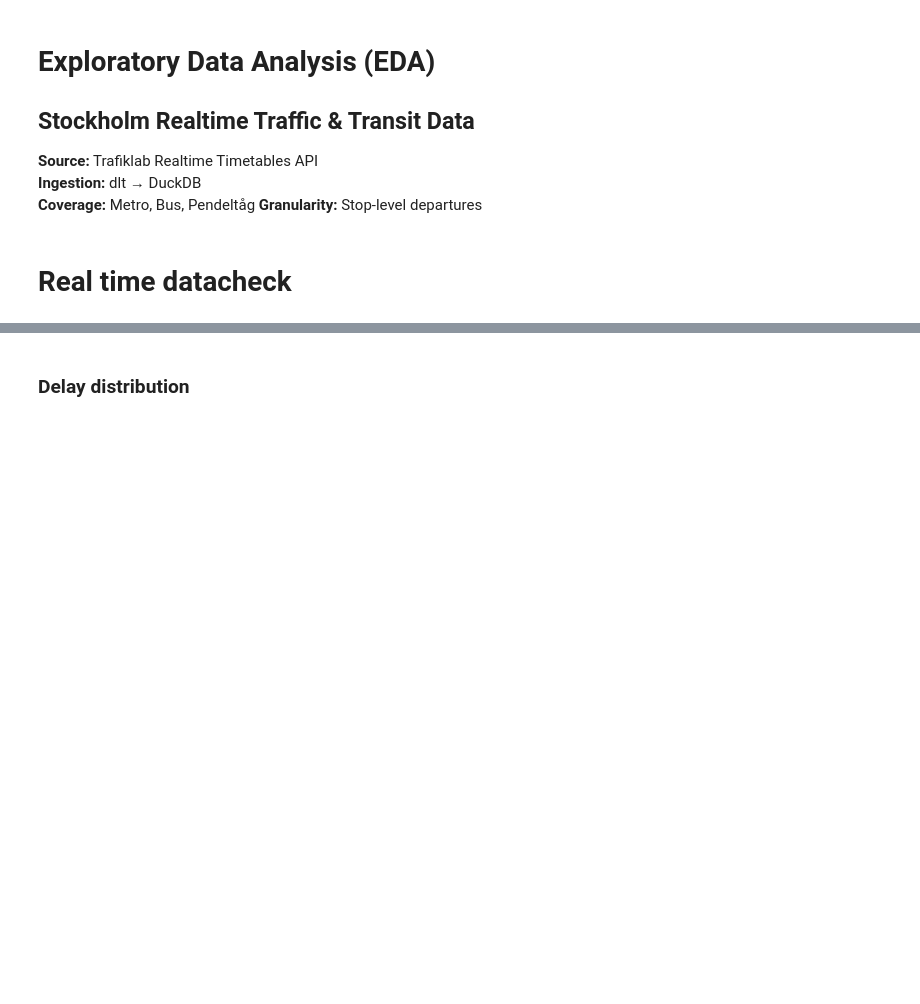
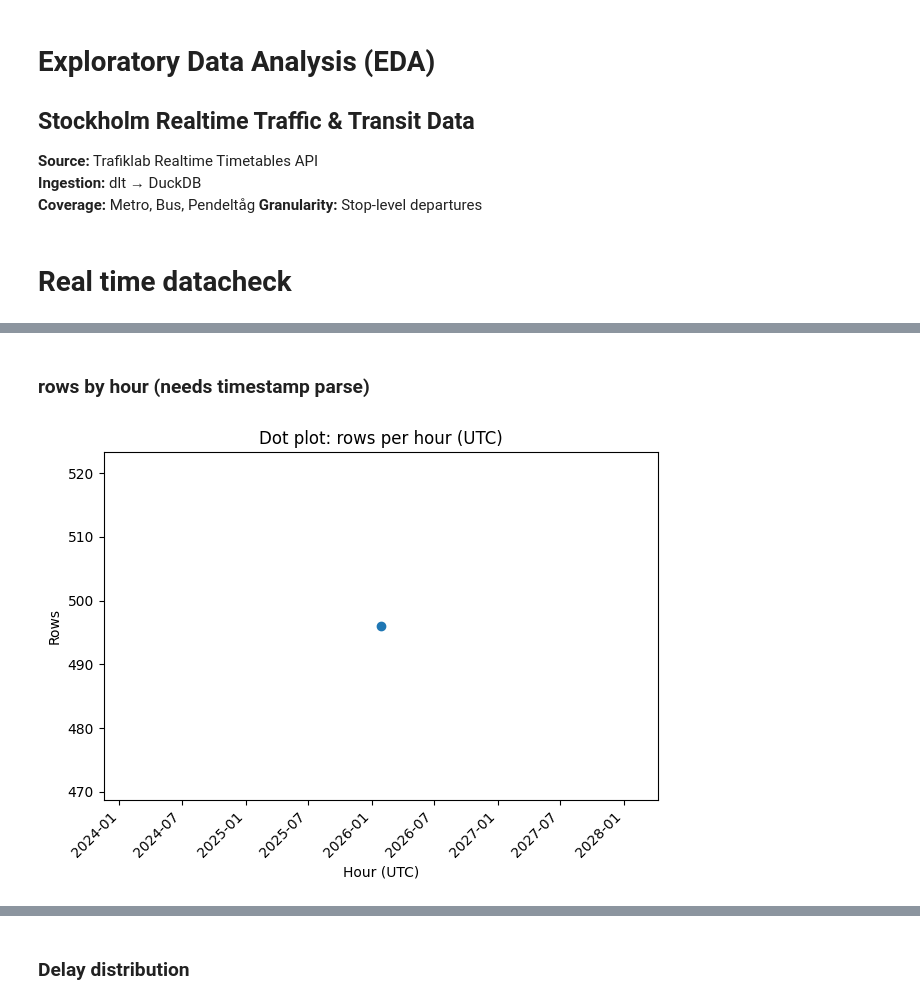
Before and after one commit to mohammadnurulhassan/Ex_Jobb_Data_pipeline_for_Stockholm_Traffic_-_Transit, a Jupyter notebook: notebooks/realtime_depature.ipynb, the cells around one changed output, grey strips where cells are left out. Drawn from its saved outputs; the diff is of its cells as text; code cells hidden in the pictures; blank space fills up the shorter version.

```diff
--- a/notebooks/realtime_depature.ipynb
+++ b/notebooks/realtime_depature.ipynb
@@ -181,0 +299,22 @@ ORDER BY ordinal_position
+# %% [markdown]
+### rows by hour (needs timestamp parse)
+# %%
+df_hour = con.execute("""
+select
+  date_trunc('hour', cast(ingestion_timestamp_utc as timestamptz)) as hour_utc,
+  count(*) as rows
+from raw_traffic.realtime_departures
+group by 1
+order by 1
+""").fetchdf()
+
+plt.figure()
+plt.scatter(df_hour["hour_utc"], df_hour["rows"])
+plt.xlabel("Hour (UTC)")
+plt.ylabel("Rows")
+plt.title("Dot plot: rows per hour (UTC)")
+plt.xticks(rotation=45, ha="right")
+plt.tight_layout()
+plt.show()
+# %% [output]
+[figure, added]
```
Also changed, not shown: parts of 85 cells of this notebook.
